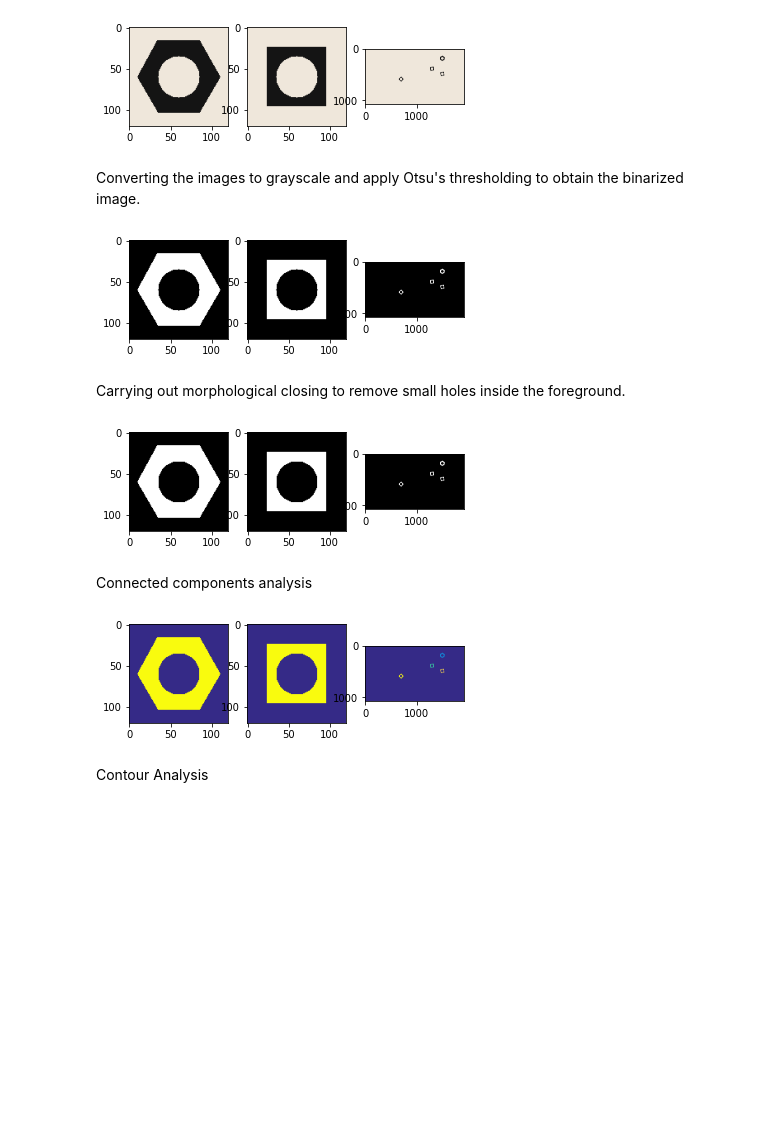
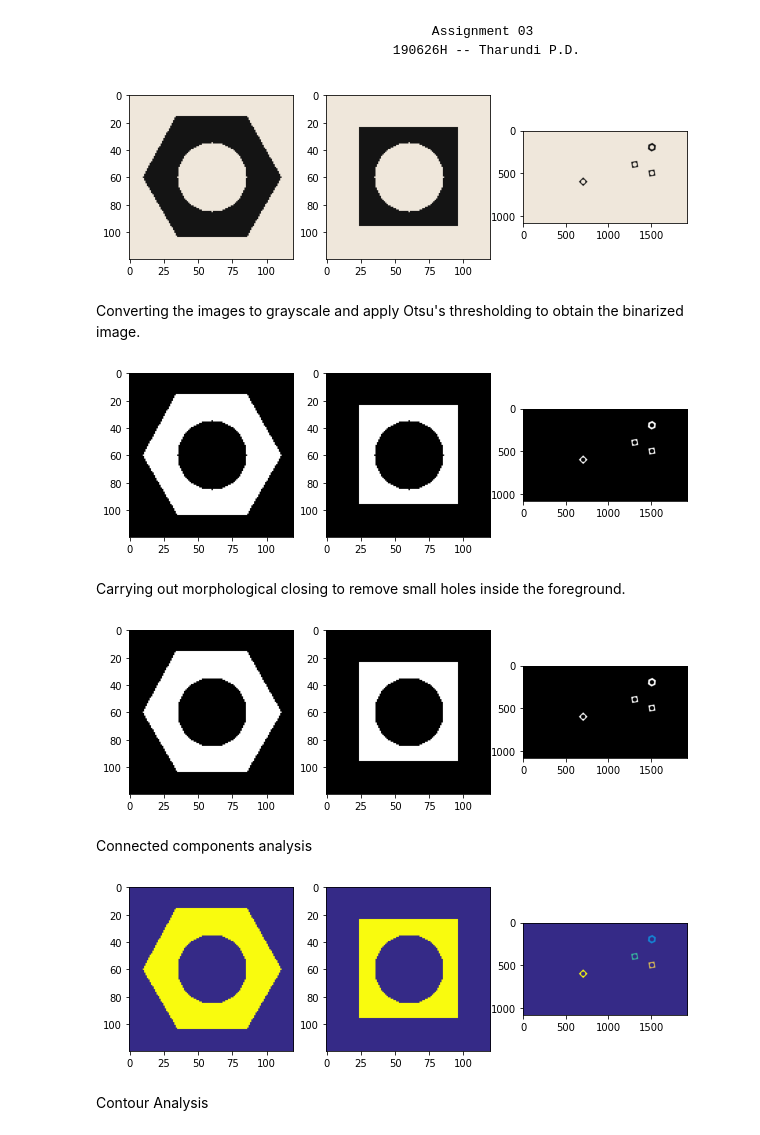
Before and after one commit to DilshiTP/Image-Processing, a Jupyter notebook: Assignments/190626H-Assignment_3.ipynb, the cells around one changed output. Saved outputs shown, nothing was run; the diff lists cells and outputs as text; code cells hidden in the pictures; blank space fills up the shorter version.

```diff
--- a/Assignments/190626H-Assignment_3.ipynb
+++ b/Assignments/190626H-Assignment_3.ipynb
@@ -1,19 +1,22 @@
+# %% [markdown]
+                                             Assignment 03
+                                        190626H -- Tharundi P.D.
 # %%
 import cv2 as cv
 import numpy as np
 import matplotlib.pyplot as plt
 
 hexnut_template = cv.imread('hexnut_template.png', cv.IMREAD_COLOR)
 squarenut_template =  cv.imread('squarenut_template.png', cv.IMREAD_COLOR)
 conveyor_f100 =  cv.imread('conveyor_f100.png', cv.IMREAD_COLOR)
 
-fig, ax = plt. subplots(1,3)
+fig, ax = plt. subplots(1,3,figsize = (10,10))
 ax[0].imshow(cv.cvtColor(hexnut_template, cv.COLOR_RGB2BGR))
 ax[1].imshow(cv.cvtColor(squarenut_template, cv.COLOR_RGB2BGR))
 ax[2].imshow(cv.cvtColor(conveyor_f100, cv.COLOR_RGB2BGR))
 plt.show()
 # %% [output]
-[figure, old version]
+[figure, new version]
 # %% [markdown]
 Converting the images to grayscale and apply Otsu's thresholding to obtain the binarized image.
 # %%
@@ -25,13 +28,13 @@ ret1, th1 =  cv.threshold(hexnut_template_gray,0,255,cv.THRESH_BINARY_INV+cv.THR
 ret2, th2 =  cv.threshold(squarenut_template_gray,0,255,cv.THRESH_BINARY_INV+cv.THRESH_OTSU)
 ret3, th3 =  cv.threshold(conveyor_f100_gray,0,255,cv.THRESH_BINARY_INV+cv.THRESH_OTSU)
 
-fig, ax = plt. subplots(1,3)
+fig, ax = plt. subplots(1,3, figsize = (10,10))
 ax[0].imshow(th1, cmap = 'gray')
 ax[1].imshow(th2, cmap = 'gray')
 ax[2].imshow(th3, cmap = 'gray')
 plt.show()
 # %% [output]
-[figure, old version]
+[figure, new version]
 # %% [markdown]
 Carrying out morphological closing to remove small holes inside the foreground.
 # %%
@@ -41,13 +44,13 @@ closing1 = cv.morphologyEx(th1, cv.MORPH_CLOSE, kernel)
 closing2 = cv.morphologyEx(th2, cv.MORPH_CLOSE, kernel)
 closing3 = cv.morphologyEx(th3, cv.MORPH_CLOSE, kernel)
 
-fig, ax = plt. subplots(1,3)
+fig, ax = plt. subplots(1,3, figsize =(10,10))
 ax[0].imshow(closing1, cmap = 'gray')
 ax[1].imshow(closing2, cmap = 'gray')
 ax[2].imshow(closing3, cmap = 'gray')
 plt.show()
 # %% [output]
-[figure, old version]
+[figure, new version]
 # %% [markdown]
 Connected components analysis
 # %%
@@ -59,13 +62,13 @@ hexnut_template_colored = cv.applyColorMap((labels1/np.amax(labels1)*255).astype
 squarenut_template_colored = cv.applyColorMap((labels2/np.amax(labels2)*255).astype('uint8'), cv.COLORMAP_PARULA)
 conveyor_f100_colored = cv.applyColorMap((labels3/np.amax(labels3)*255).astype('uint8'), cv.COLORMAP_PARULA)
 
-fig, ax = plt. subplots(1,3)
+fig, ax = plt. subplots(1,3, figsize =(10,10))
 ax[0].imshow(cv.cvtColor(hexnut_template_colored, cv.COLOR_BGR2RGB))
 ax[1].imshow(cv.cvtColor(squarenut_template_colored, cv.COLOR_BGR2RGB))
 ax[2].imshow(cv.cvtColor(conveyor_f100_colored, cv.COLOR_BGR2RGB))
 plt.show()
 # %% [output]
-[figure, old version]
+[figure, new version]
 # %% [markdown]
 Contour Analysis
 # %%
```
Also changed, not shown: parts of 4 cells of this notebook.
